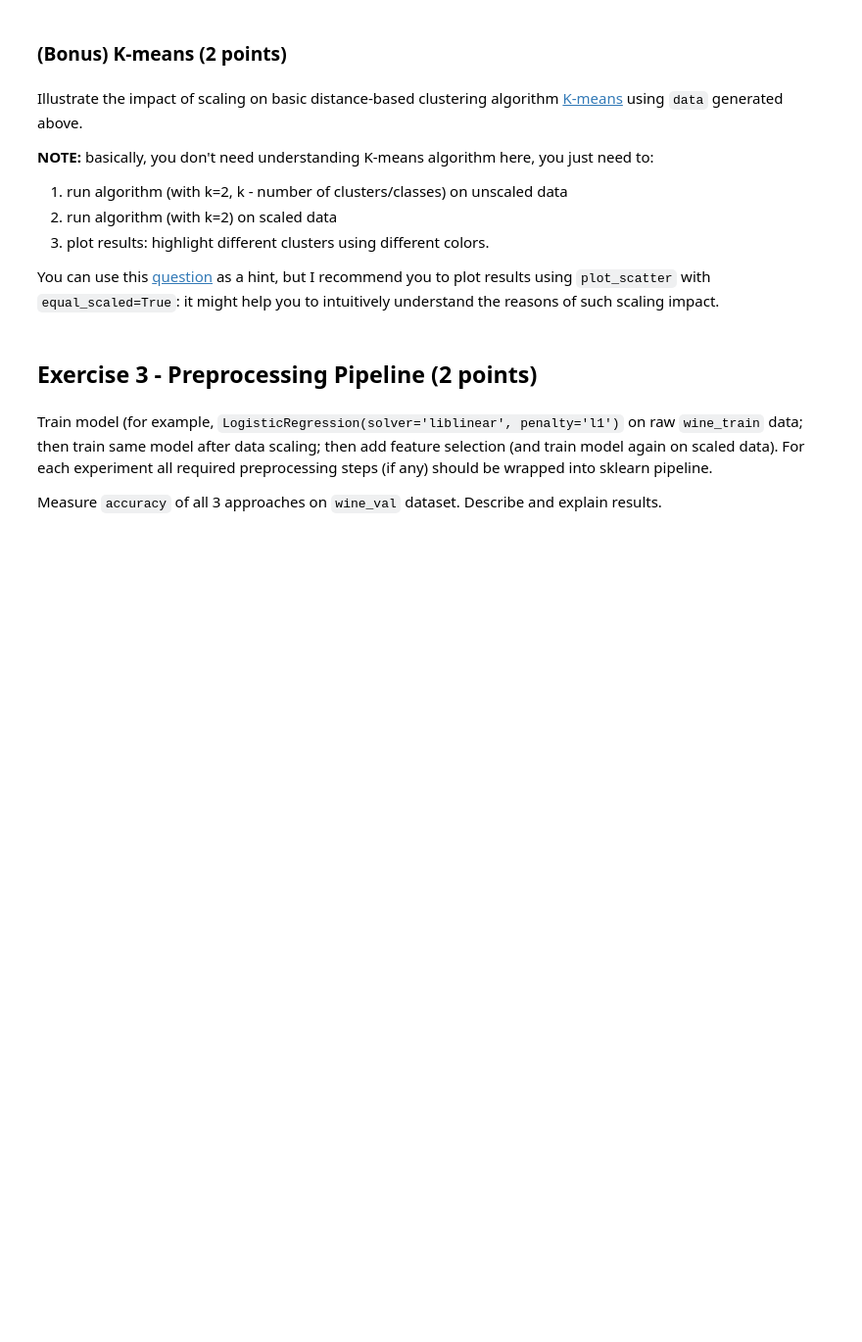
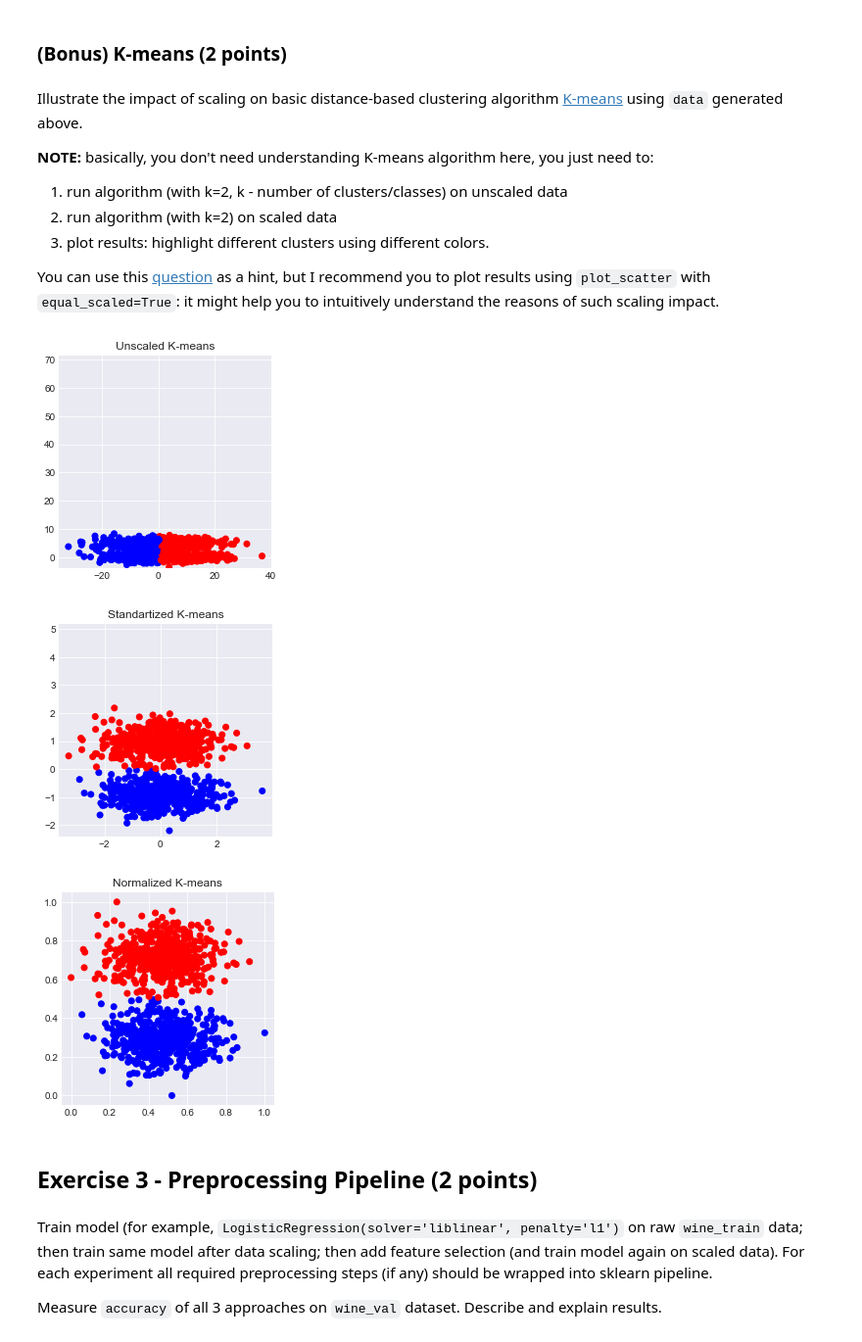
Before and after one commit to AndreiMedvedevSaratov/ml-6_feature_engineering_selection, a Jupyter notebook: homework.ipynb, the cells around one changed output. Shown: that part at 98% size. Drawn from its saved outputs; the diff is of its cells as text; code cells hidden in the pictures; blank space fills up the shorter version.

```diff
--- a/homework.ipynb
+++ b/homework.ipynb
@@ -149,3 +149,18 @@ You can use this [question](https://stats.stackexchange.com/questions/89809/is-i
+# %%
+k_means = KMeans(2)
+
+unscaled_data = k_means.fit_predict(data)
+plot_scatter(data[:, 0], data[:, 1], auto_scaled=False , title='Unscaled K-means', clusters=unscaled_data)
+
+scaled_data = k_means.fit_predict(standard_scaled)
+plot_scatter(standard_scaled[:, 0], standard_scaled[:, 1], auto_scaled=False , title='Standartized K-means', clusters=scaled_data)
+
+normalized_data = k_means.fit_predict(minmax_scaled)
+plot_scatter(minmax_scaled[:, 0], minmax_scaled[:, 1], auto_scaled=False , title='Normalized K-means', clusters=normalized_data)
+# %% [output]
+[figure, added]
+[figure, added]
+[figure, added]
 # %% [markdown]
 ## Exercise  3 - Preprocessing Pipeline (2 points)
 # %%
```
Also changed, not shown: parts of 8 cells of this notebook.
